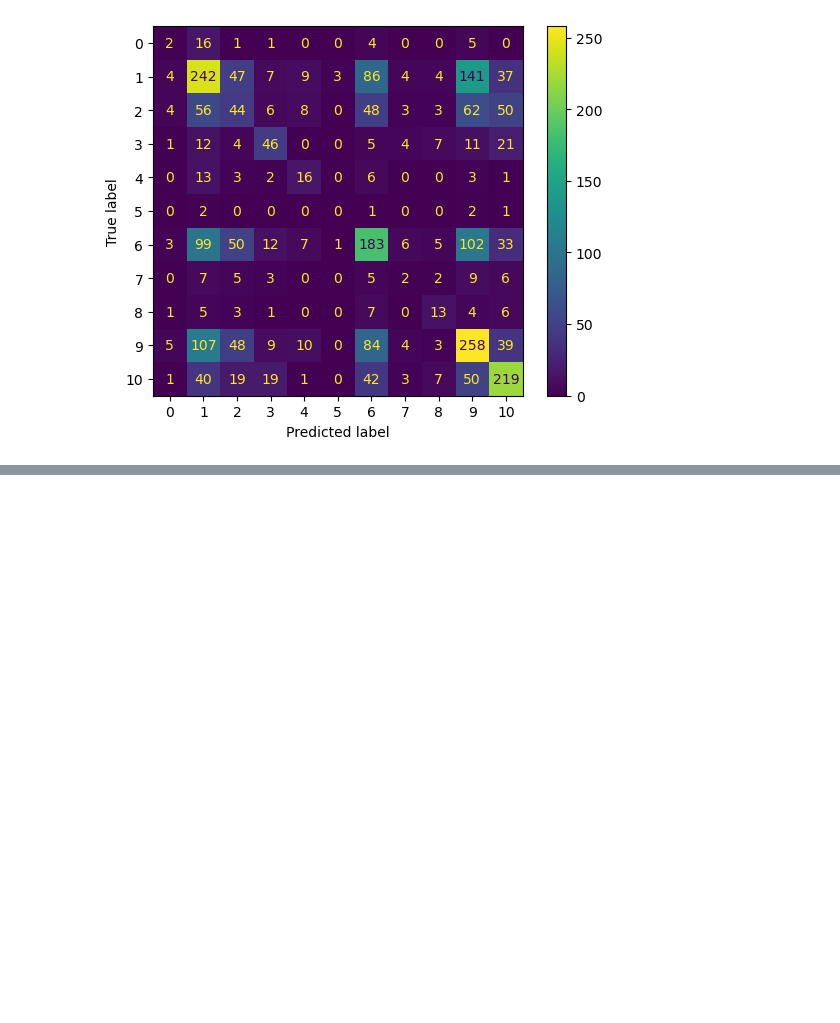
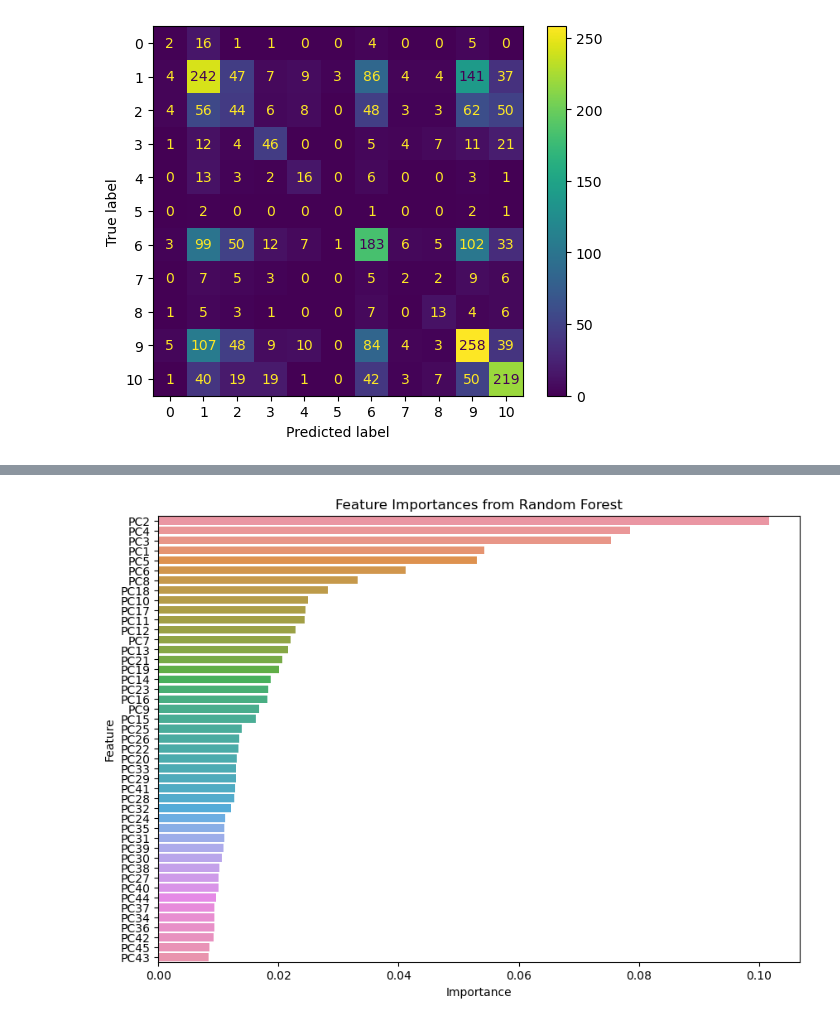
Before and after one commit to PierPompilii/Codon-Kingdom-Classifier, a Jupyter notebook: notebooks/04-modelling.ipynb, the cells around one changed output, grey strips where cells are left out. Drawn from its saved outputs; the diff is of its cells as text; code cells hidden in the pictures; blank space fills up the shorter version.

```diff
--- a/notebooks/04-modelling.ipynb
+++ b/notebooks/04-modelling.ipynb
@@ -366,0 +474,15 @@ ConfusionMatrixDisplay.from_estimator(knn_model_tunned, X_test_knn, y_test_knn)
+# %%
+best_rf = best_pipeline_rf.named_steps['rf']
+n_components = best_pipeline_rf.named_steps['pca'].n_components_
+feature_names = [f'PC{i+1}' for i in range(n_components)]
+importances = best_rf.feature_importances_
+# %%
+feature_importance_df = pd.DataFrame({'Feature': feature_names, 'Importance': importances})
+feature_importance_df = feature_importance_df.sort_values(by='Importance', ascending=False)
+# %%
+plt.figure(figsize=(10, 7))
+sns.barplot(x='Importance', y='Feature', data=feature_importance_df)
+plt.title('Feature Importances from Random Forest')
+plt.show()
+# %% [output]
+[figure, added]
```
Also changed, not shown: parts of 24 cells of this notebook, 1 other file.
